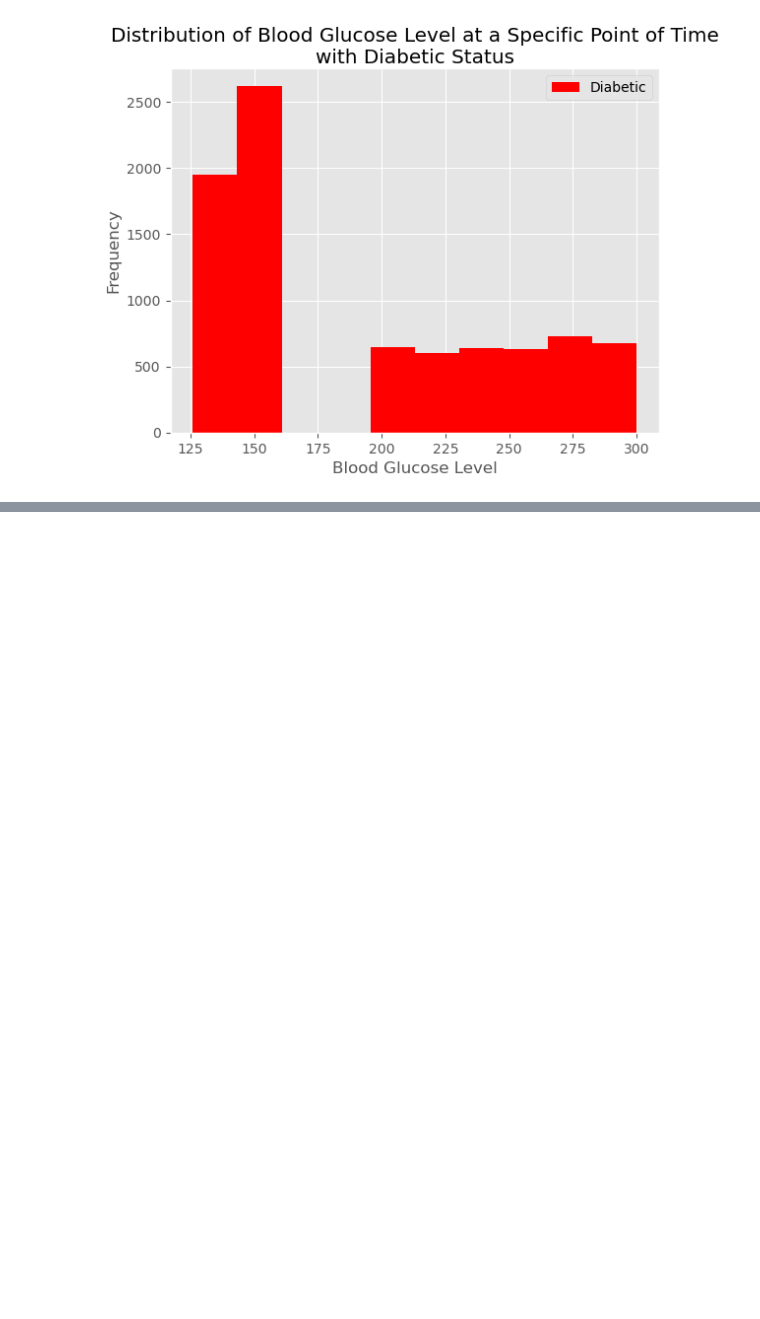
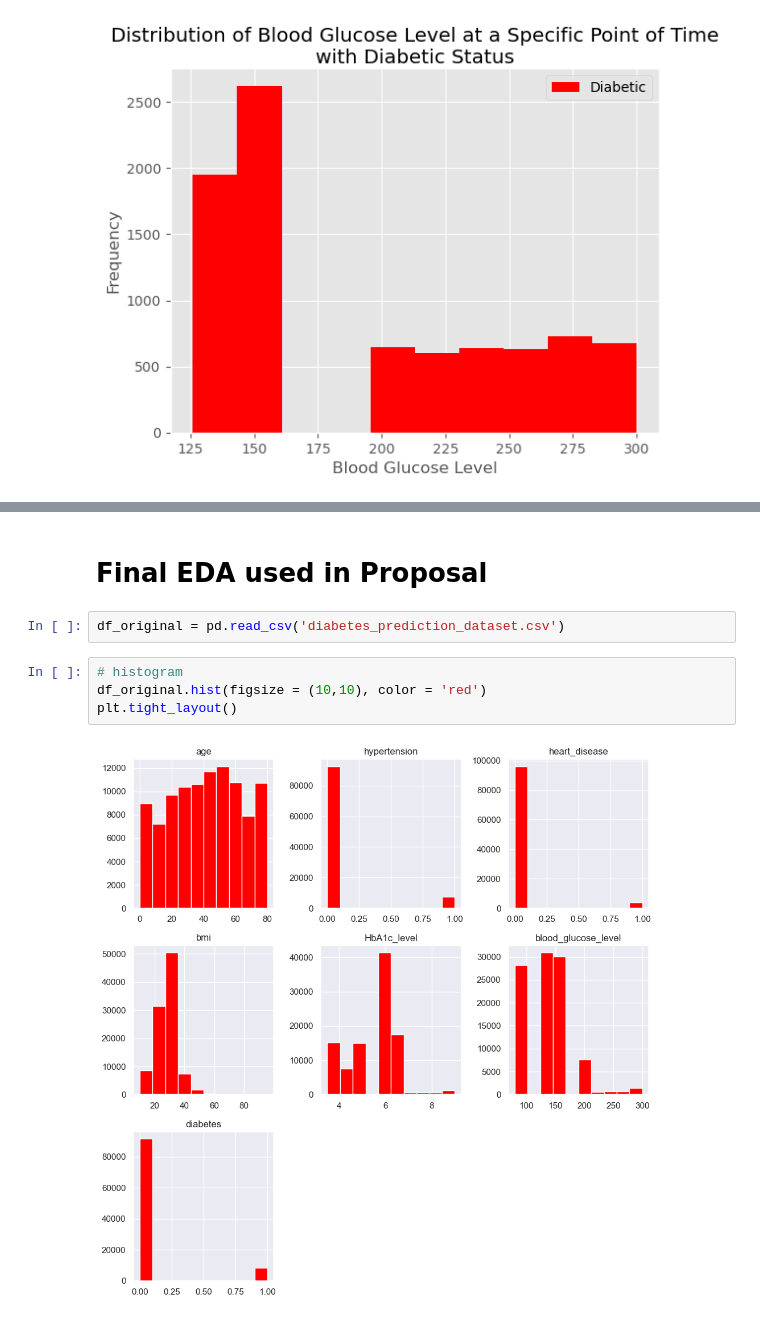
Before and after one commit to joycelovedorial/IS424-Data-Mining, a Jupyter notebook: Diabetes Prediction Latest.ipynb, the cells around one changed output, grey strips where cells are left out. Drawn from its saved outputs; the diff is of its cells as text; blank space fills up the shorter version.

Commit message:
Added the codes that generated the diagrams for the sildes

```diff
--- a/Diabetes Prediction Latest.ipynb
+++ b/Diabetes Prediction Latest.ipynb
@@ -747,0 +750,10 @@ plt.show()
+# %% [markdown]
+<h1>Final EDA used in Proposal</h1>
+# %%
+df_original = pd.read_csv('diabetes_prediction_dataset.csv')
+# %%
+# histogram
+df_original.hist(figsize = (10,10), color = 'red')
+plt.tight_layout()
+# %% [output]
+[figure, added]
```
Also changed, not shown: parts of 10 cells of this notebook.
